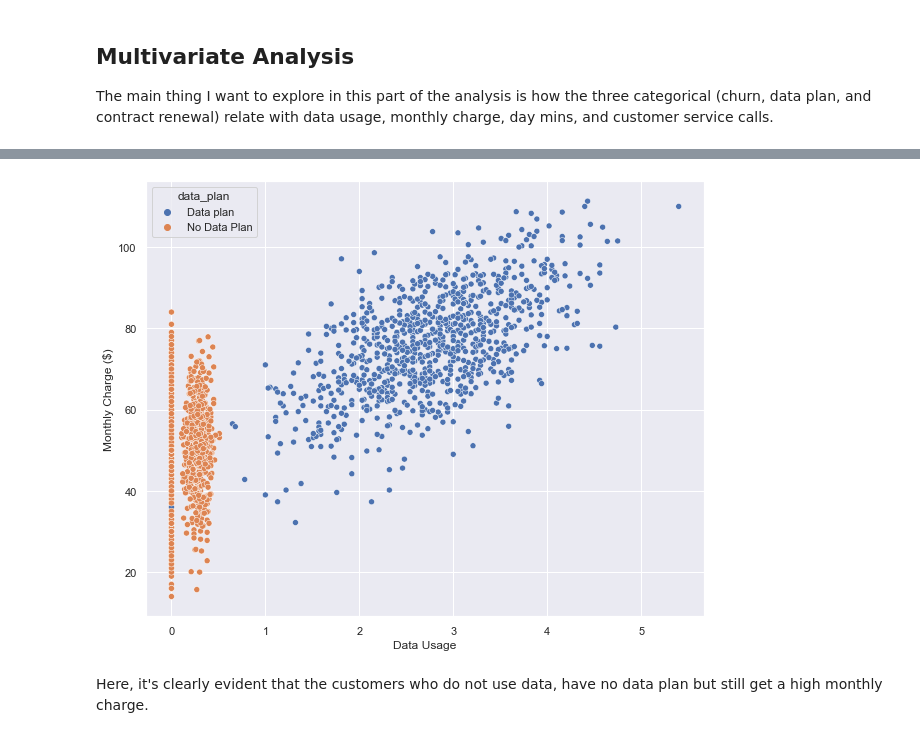
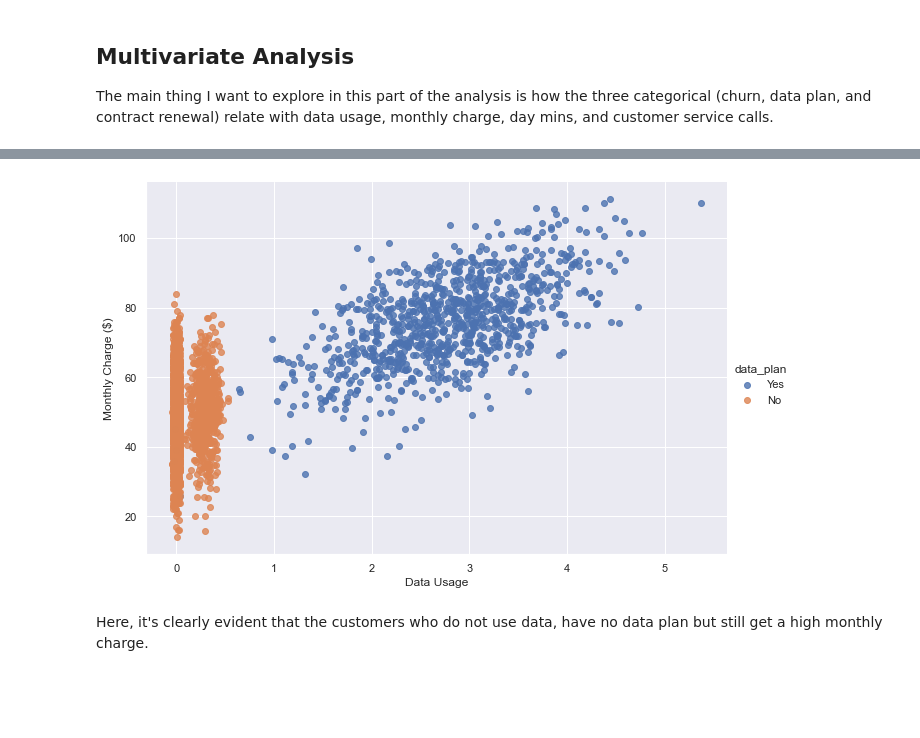
Before and after one commit to Chisomnwa/Communicate-Data-Findings, a Jupyter notebook: Part _I_Exploration_Template.ipynb, the cells around one changed output, grey strips where cells are left out. Cells and saved outputs as stored; diff of their text form; code cells hidden in the pictures; blank space fills up the shorter version.

```diff
--- a/Part _I_Exploration_Template.ipynb
+++ b/Part _I_Exploration_Template.ipynb
@@ -192,8 +181,8 @@ Change the name of the column labels to lower case
 # Seperate the column labels that are made up two words with a hyphen
 customer_info.rename(columns={'AccountWeeks': 'Account_Weeks', 'ContractRenewal': 'Contract_Renewal',
                               'DataPlan': 'Data_Plan', 'DataUsage': 'Data_Usage',
-                              'CustServCalls': 'Customer_Service_Calls', 'DayMins': 'Day_Mins', 'DayCalls': 'Day_Calls',
-                              'MonthlyCharge': 'Monthly_Charge', 'OverageFee': 'Overage_Fee', 'RoamMins': 'Roam_Mins'}, inplace = True)
+                              'CustServCalls': 'Customer_Service_Calls', 'DayMins': 'Day_Minutes', 'DayCalls': 'Day_Calls',
+                              'MonthlyCharge': 'Monthly_Charge', 'OverageFee': 'Overage_Fee', 'RoamMins': 'Roam_Minutes'}, inplace = True)
 
 # change the name of the column labels to lower case
 customer_info.rename(columns=lambda x: x.lower(), inplace=True)
@@ -220,9 +209,9 @@ Replace the 1 and 0 values in churn, customer_renewal, and data_plan columns wit
 ### Code
 # %%
 # change the value of the churn, contract_renewal, and data_plan for easy manipulation
-customer_info['churn'] = np.where(customer_info['churn'] == 1, 'Cancelled', 'Not Cancelled')
+customer_info['churn'] = np.where(customer_info['churn'] == 1, 'Left', 'Stayed')
 customer_info['contract_renewal'] = np.where(customer_info['contract_renewal'] == 1, 'Renewed', 'Not Renewed')
-customer_info['data_plan'] = np.where(customer_info['data_plan'] == 1, 'Data plan', 'No Data Plan')
+customer_info['data_plan'] = np.where(customer_info['data_plan'] == 1, 'Yes', 'No')
 # %% [markdown]
 ### Test
 # %%
@@ -310,14 +301,17 @@ def count_plot(cat):
     if cat == 'churn':
         sns.countplot(data=customer_info, x = cat, color=color)
         plt.xlabel('Churn')
+        plt.ylabel('Count')
         plt.title('Churn Distribution')
     elif cat == 'contract_renewal':
         sns.countplot(data = customer_info, x  = cat, color=color)
         plt.xlabel('Contract Renewal');
+        plt.ylabel('Count')
         plt.title('Contract Renewal Distribution')
     else:
         sns.countplot(data = customer_info, x = cat, color=color)
         plt.xlabel('Data Plan');
+        plt.ylabel('Count')
         plt.title('Data Plan Distribution')
 # %%
 # iterataing through a list of categorical variabale for plotting.
@@ -845,11 +876,14 @@ We see the sparsely scattered data points, showing few customers who do not use
 # %%
+# Use color encodings to encode data plan as the third variable
+
 # Create scatterplot
-plt.figure(figsize = (10, 8))
-sns.scatterplot(data = customer_info, x = 'data_usage', y = 'monthly_charge', hue = 'data_plan');
-plt.xlabel('Data Usage')
+g = sns.FacetGrid(data = customer_info, hue = 'data_plan', hue_order=['Yes', 'No'], size=6, aspect=1.5)
+g = g.map(sns.regplot, 'data_usage', 'monthly_charge', x_jitter = 0.04, fit_reg = False);
+g.add_legend()
+plt.xlabel('Data Usage');
 plt.ylabel('Monthly Charge ($)');
 # %% [output]
-[figure, old version]
+[figure, new version]
 # %% [markdown]
 Here, it's clearly evident that the customers who do not use data, have no data plan but still get a high monthly charge.
 # %%
```
Also changed, not shown: parts of 53 cells of this notebook, 10 other files.
